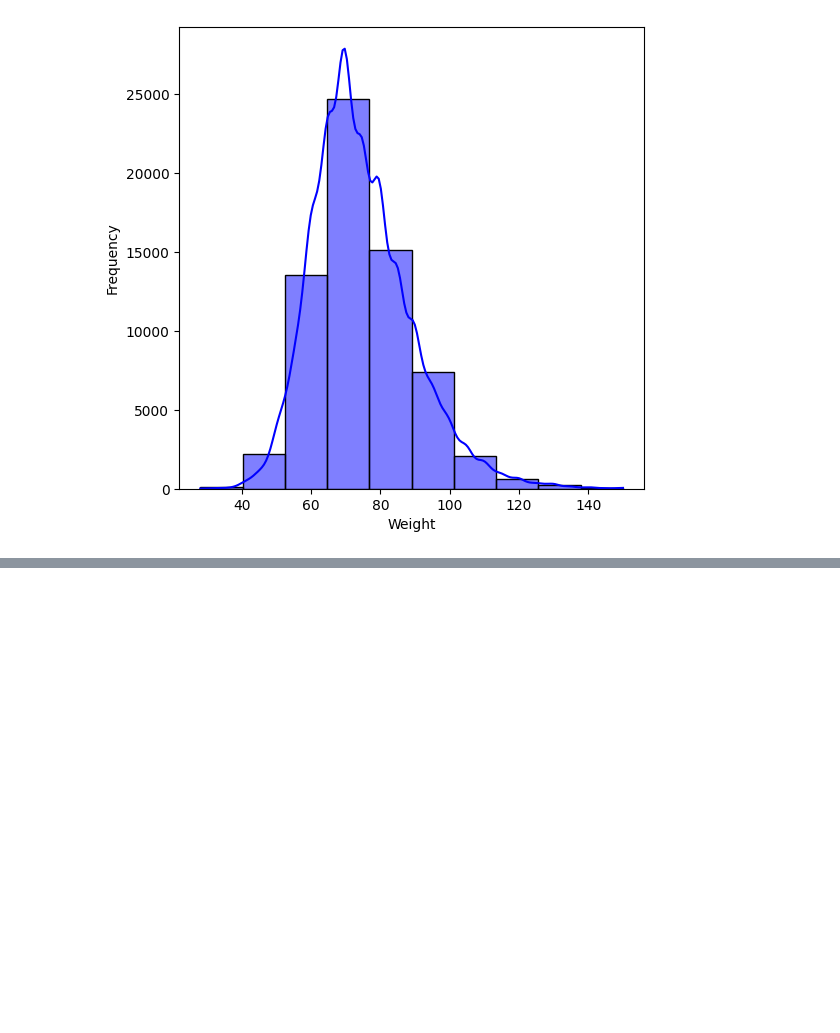
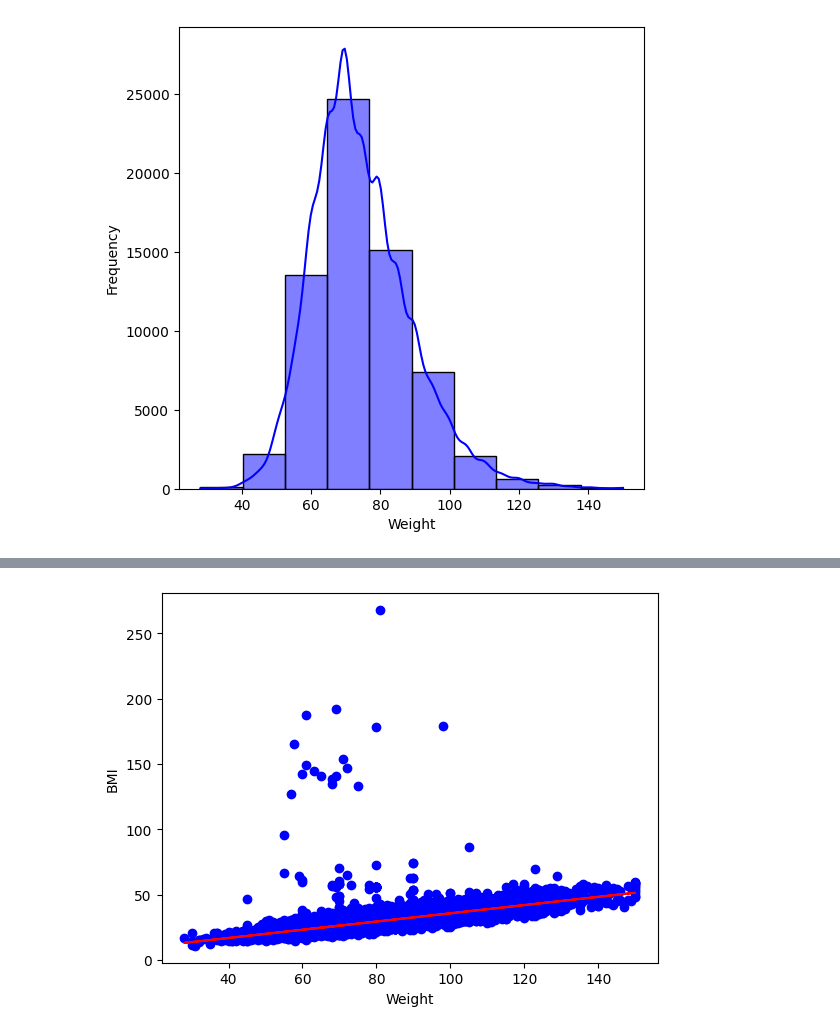
Before and after one commit to kenyyode/Cardio-Data, a Jupyter notebook: Analysis and model.ipynb, the cells around one changed output, grey strips where cells are left out. Drawn from its saved outputs; the diff is of its cells as text; code cells hidden in the pictures; blank space fills up the shorter version.

```diff
--- a/Analysis and model.ipynb
+++ b/Analysis and model.ipynb
@@ -90,0 +117,6 @@ plt.show()
+# %%
+## creating a train and testing data set
+
+msk = np.random.rand(len(n_df)) < 0.8
+train = n_df[msk]
+test = n_df[~msk]
@@ -90,0 +139,9 @@ plt.show()
+# %%
+# To plot the line over the data
+plt.scatter(train.Weight, train.BMI, color='blue')
+plt.plot(train_x, lm.coef_[0][0]*train_x + lm.intercept_[0], 'r')
+plt.xlabel("Weight")
+plt.ylabel("BMI")
+plt.show()
+# %% [output]
+[figure, added]
```
Also changed, not shown: parts of 5 cells of this notebook.
